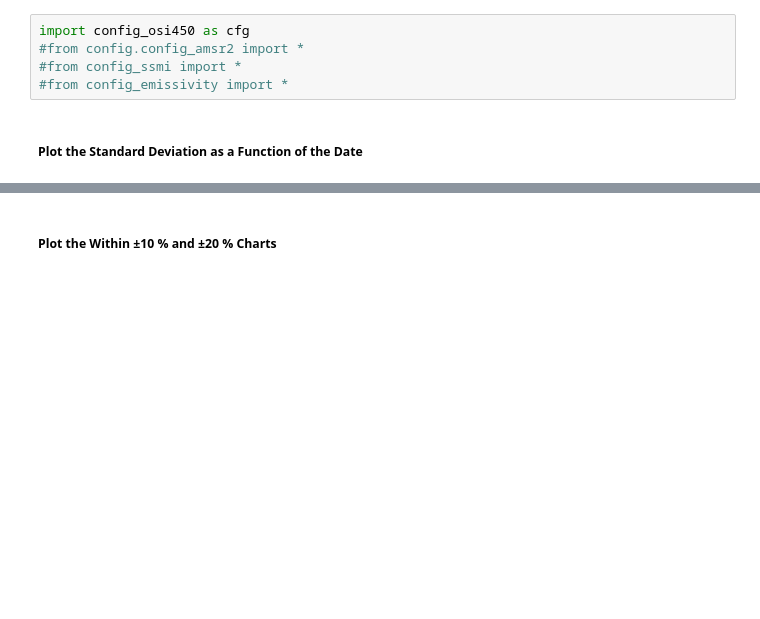
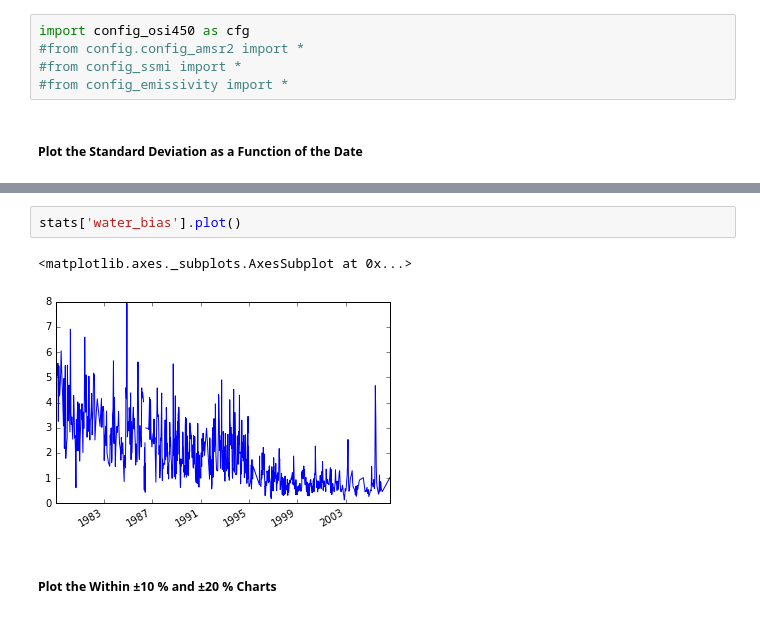
Before and after one commit to OSI-SAF-tools/validation_viewer, a Jupyter notebook: notebook/plots_analysis.ipynb, the cells around one changed output, grey strips where cells are left out. Drawn from its saved outputs; the diff is of its cells as text; blank space fills up the shorter version.

```diff
--- a/notebook/plots_analysis.ipynb
+++ b/notebook/plots_analysis.ipynb
@@ -71,3 +71,8 @@ Saving /data/jol/validation/plots/StandardDeviationNHbias.png
+# %%
+stats['water_bias'].plot()
+# %% [output]
+<matplotlib.axes._subplots.AxesSubplot at 0x...>
+[figure, added]
 # %% [markdown]
 ##### Plot the Within ±10 % and ±20 % Charts
 # %%
```
Also changed, not shown: parts of 2 cells of this notebook, 5 other files.
